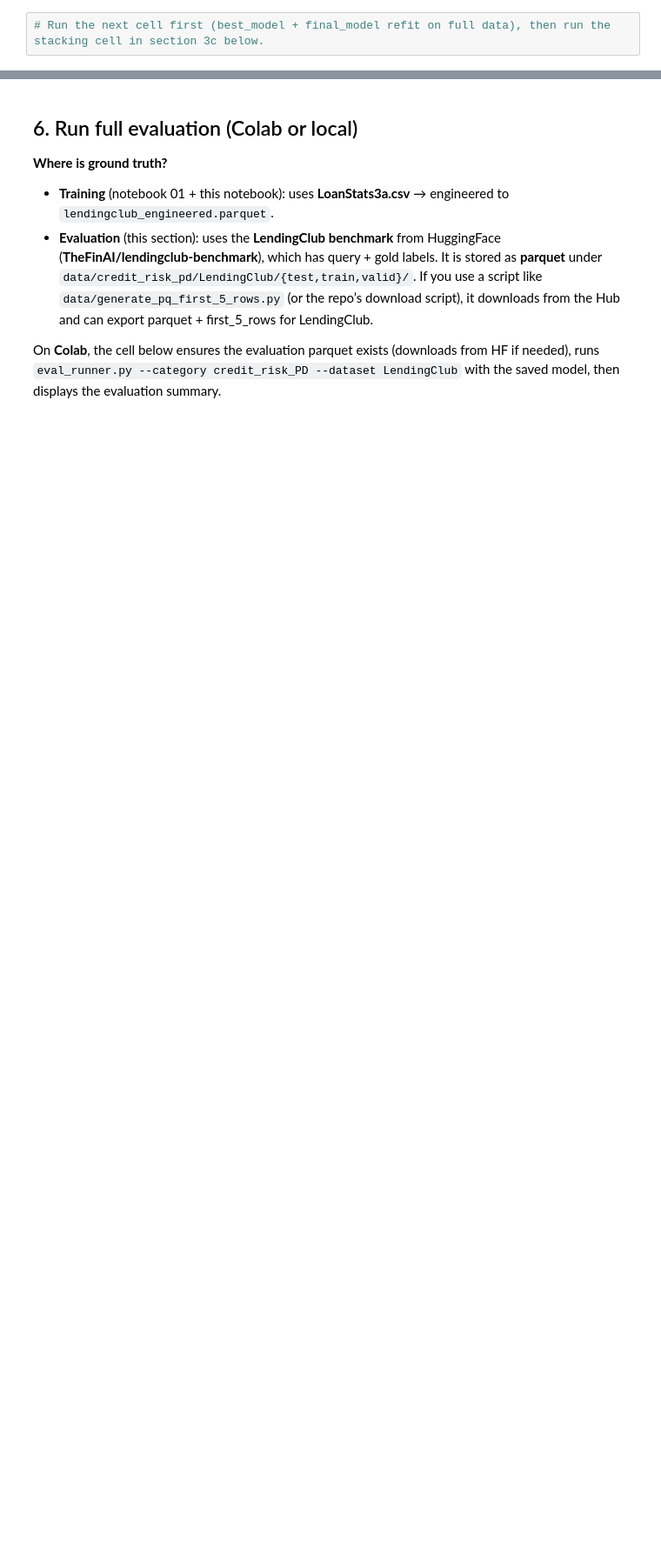
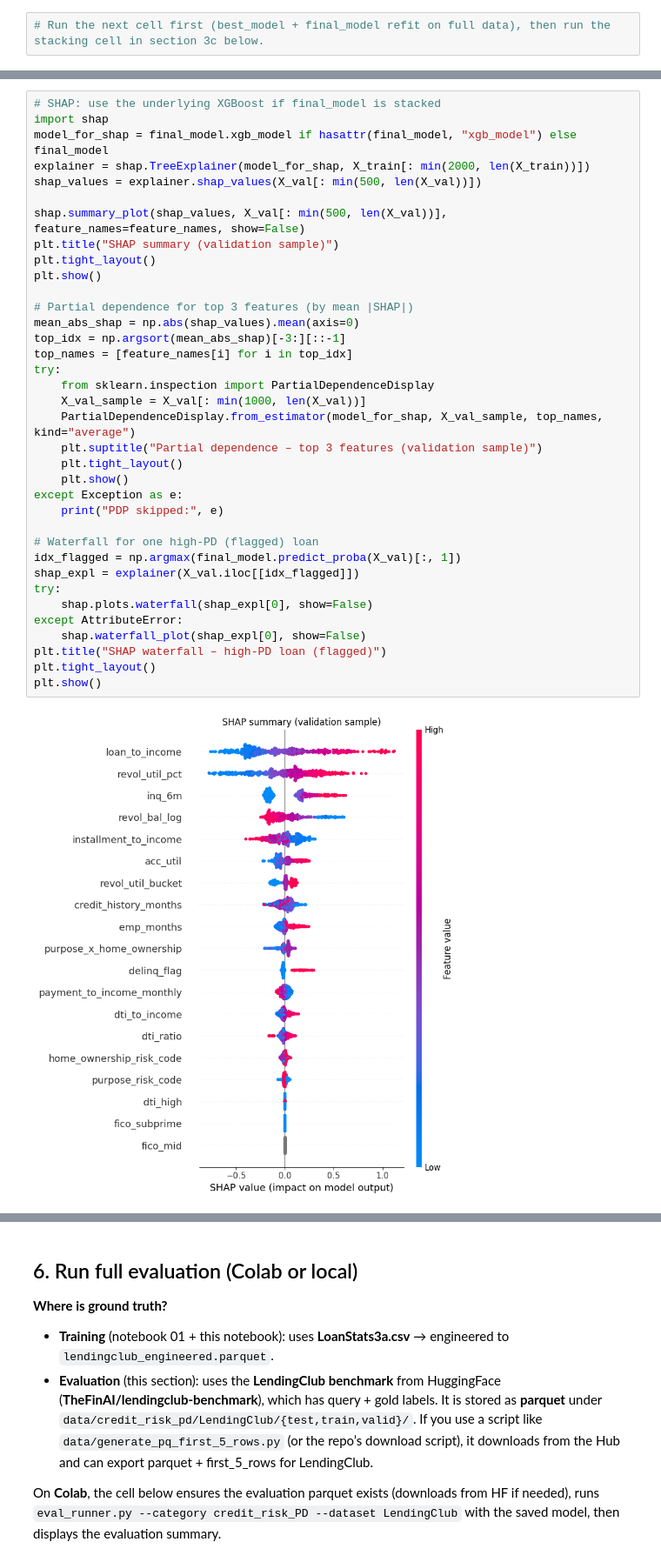
Before and after one commit to leemingloon/ocr-agentic-rag, a Jupyter notebook: notebooks/02_pd_xgboost_training.ipynb, the cells around one changed output, grey strips where cells are left out. Shown at 87% size. Saved outputs shown, nothing was run; the diff lists cells and outputs as text; blank space fills up the shorter version.

```diff
--- a/notebooks/02_pd_xgboost_training.ipynb
+++ b/notebooks/02_pd_xgboost_training.ipynb
@@ -312,0 +430,38 @@ print("Optimal threshold (max F1):", round(best_threshold_opt, 3), "-> F1", roun
+# %%
+# SHAP: use the underlying XGBoost if final_model is stacked
+import shap
+model_for_shap = final_model.xgb_model if hasattr(final_model, "xgb_model") else final_model
+explainer = shap.TreeExplainer(model_for_shap, X_train[: min(2000, len(X_train))])
+shap_values = explainer.shap_values(X_val[: min(500, len(X_val))])
+
+shap.summary_plot(shap_values, X_val[: min(500, len(X_val))], feature_names=feature_names, show=False)
+plt.title("SHAP summary (validation sample)")
+plt.tight_layout()
+plt.show()
+
+# Partial dependence for top 3 features (by mean |SHAP|)
+mean_abs_shap = np.abs(shap_values).mean(axis=0)
+top_idx = np.argsort(mean_abs_shap)[-3:][::-1]
+top_names = [feature_names[i] for i in top_idx]
+try:
+    from sklearn.inspection import PartialDependenceDisplay
+    X_val_sample = X_val[: min(1000, len(X_val))]
+    PartialDependenceDisplay.from_estimator(model_for_shap, X_val_sample, top_names, kind="average")
+    plt.suptitle("Partial dependence – top 3 features (validation sample)")
+    plt.tight_layout()
+    plt.show()
+except Exception as e:
+    print("PDP skipped:", e)
+
+# Waterfall for one high-PD (flagged) loan
+idx_flagged = np.argmax(final_model.predict_proba(X_val)[:, 1])
+shap_expl = explainer(X_val.iloc[[idx_flagged]])
+try:
+    shap.plots.waterfall(shap_expl[0], show=False)
+except AttributeError:
+    shap.waterfall_plot(shap_expl[0], show=False)
+plt.title("SHAP waterfall – high-PD loan (flagged)")
+plt.tight_layout()
+plt.show()
+# %% [output]
+[figure, added]
```
Also changed, not shown: parts of 19 cells of this notebook, 9 other files.
